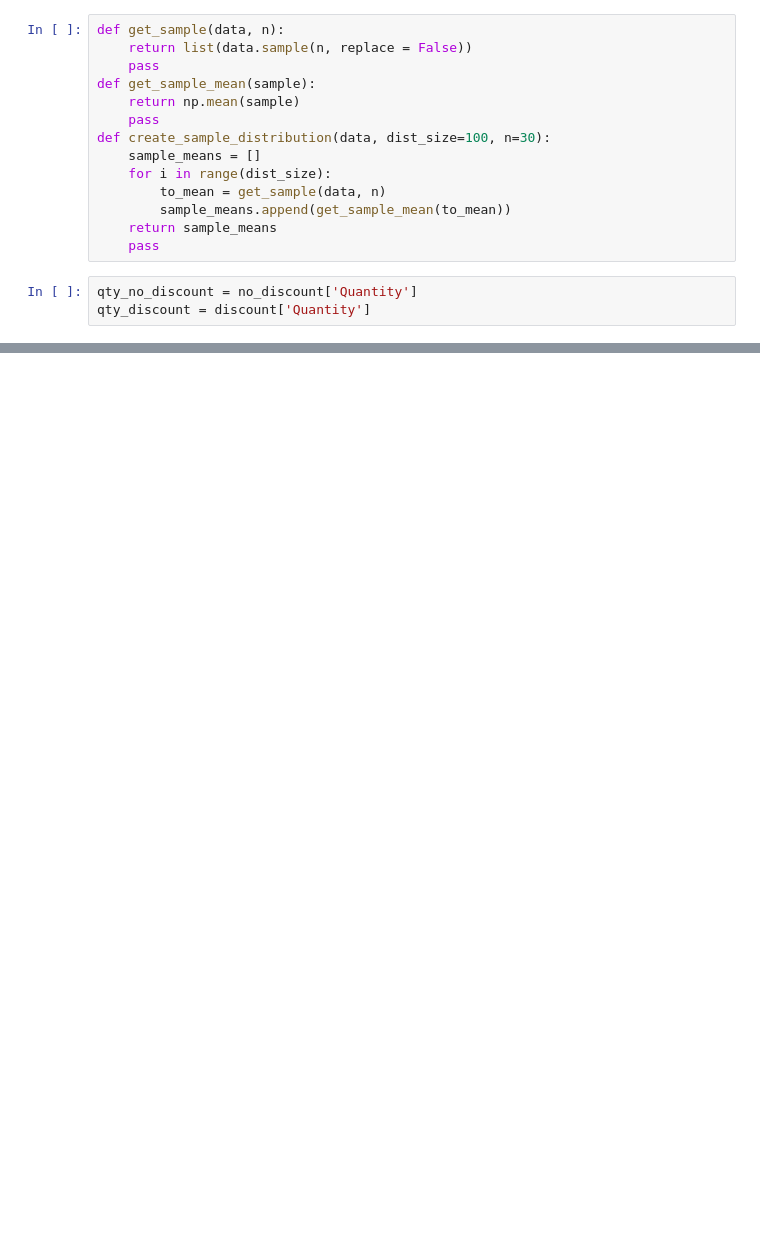
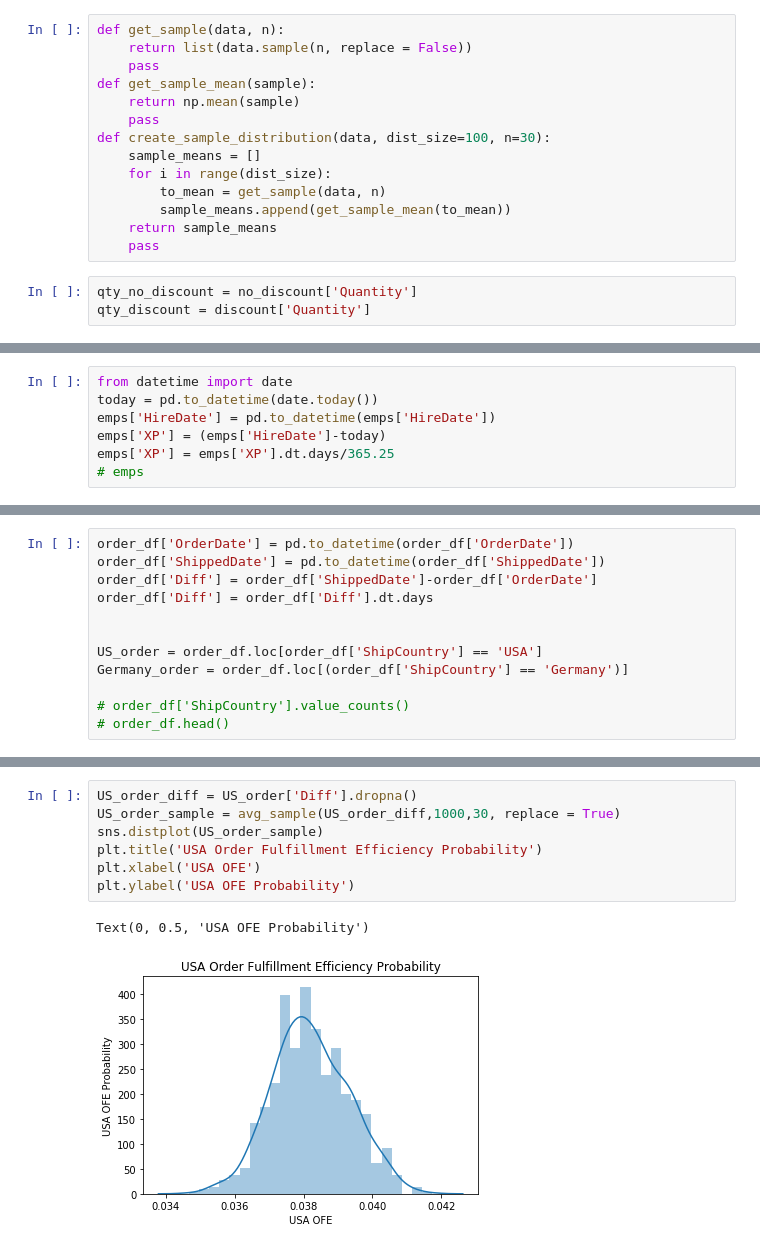
Before and after one commit to MrChamp/Mod3FinalProject, a Jupyter notebook: ProjectMainFinal.ipynb, the cells around one changed output, grey strips where cells are left out. Saved outputs shown, nothing was run; the diff lists cells and outputs as text; blank space fills up the shorter version.

```diff
--- a/ProjectMainFinal.ipynb
+++ b/ProjectMainFinal.ipynb
@@ -150,0 +156,7 @@ sns.distplot(qty_sample)
+# %%
+from datetime import date
+today = pd.to_datetime(date.today())
+emps['HireDate'] = pd.to_datetime(emps['HireDate'])
+emps['XP'] = (emps['HireDate']-today)
+emps['XP'] = emps['XP'].dt.days/365.25
+# emps
@@ -150,0 +284,12 @@ sns.distplot(qty_sample)
+# %%
+order_df['OrderDate'] = pd.to_datetime(order_df['OrderDate'])
+order_df['ShippedDate'] = pd.to_datetime(order_df['ShippedDate'])
+order_df['Diff'] = order_df['ShippedDate']-order_df['OrderDate']
+order_df['Diff'] = order_df['Diff'].dt.days
+
+
+US_order = order_df.loc[order_df['ShipCountry'] == 'USA']
+Germany_order = order_df.loc[(order_df['ShipCountry'] == 'Germany')]
+
+# order_df['ShipCountry'].value_counts()
+# order_df.head()
@@ -150,0 +306,10 @@ sns.distplot(qty_sample)
+# %%
+US_order_diff = US_order['Diff'].dropna()
+US_order_sample = avg_sample(US_order_diff,1000,30, replace = True)
+sns.distplot(US_order_sample)
+plt.title('USA Order Fulfillment Efficiency Probability')
+plt.xlabel('USA OFE')
+plt.ylabel('USA OFE Probability')
+# %% [output]
+Text(0, 0.5, 'USA OFE Probability')
+[figure, added]
```
Also changed, not shown: parts of 50 cells of this notebook.
